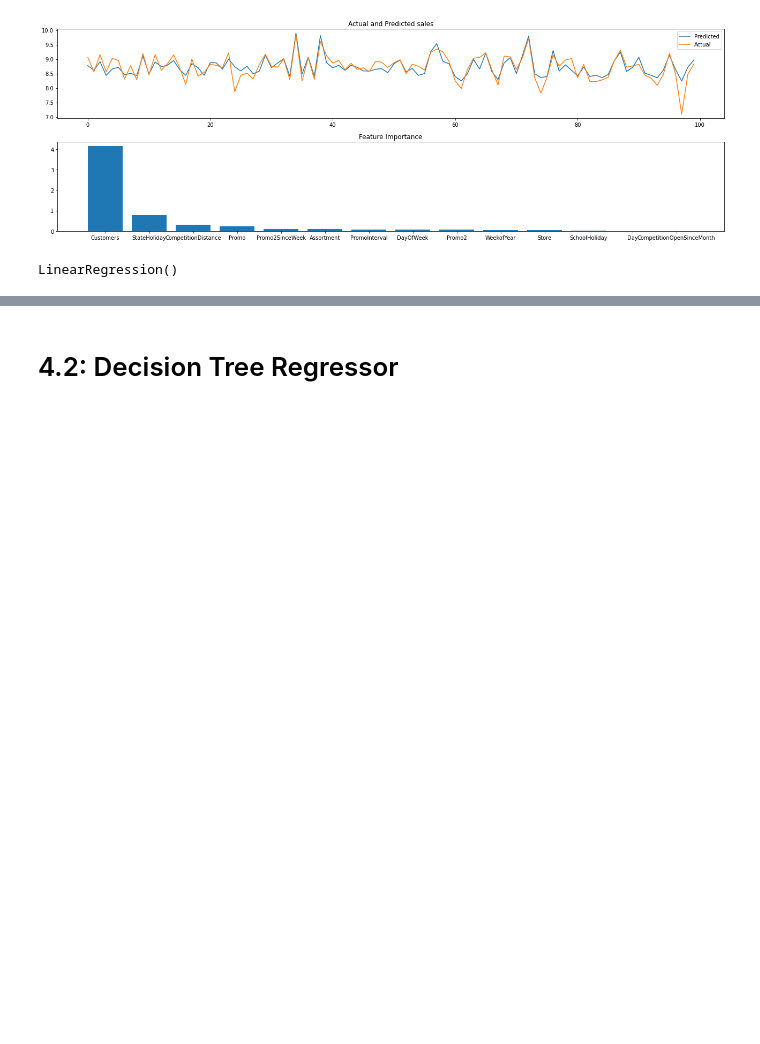
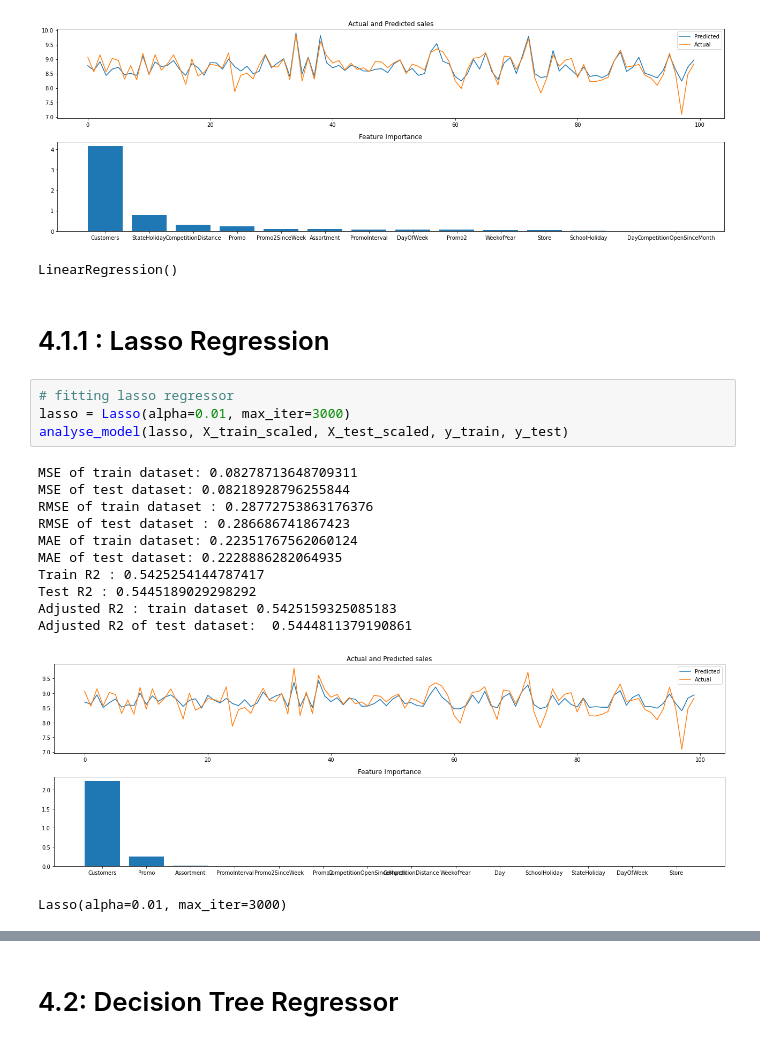
Before and after one commit to Kondasagar/Retail-Sales-Prediction-Regression-Model, a Jupyter notebook: Rossmann_Sales_Prediction_Capstone_Project.ipynb, the cells around one changed output, grey strips where cells are left out. Cells and saved outputs as stored; diff of their text form; blank space fills up the shorter version.

```diff
--- a/Rossmann_Sales_Prediction_Capstone_Project.ipynb
+++ b/Rossmann_Sales_Prediction_Capstone_Project.ipynb
@@ -838,3 +838,22 @@ Adjusted R2 : train dataset 0.6637041077235403
 Adjusted R2 of test dataset:  0.6656008837368048
 [figure]
 LinearRegression()
+# %% [markdown]
+# 4.1.1 : Lasso Regression
+# %%
+# fitting lasso regressor
+lasso = Lasso(alpha=0.01, max_iter=3000)
+analyse_model(lasso, X_train_scaled, X_test_scaled, y_train, y_test)
+# %% [output]
+MSE of train dataset: 0.08278713648709311
+MSE of test dataset: 0.08218928796255844
+RMSE of train dataset : 0.28772753863176376
+RMSE of test dataset : 0.286686741867423
+MAE of train dataset: 0.22351767562060124
+MAE of test dataset: 0.2228886282064935
+Train R2 : 0.5425254144787417
+Test R2 : 0.5445189029298292
+Adjusted R2 : train dataset 0.5425159325085183
+Adjusted R2 of test dataset:  0.5444811379190861
+[figure, added]
+Lasso(alpha=0.01, max_iter=3000)
```
Also changed, not shown: parts of 5 cells of this notebook.
